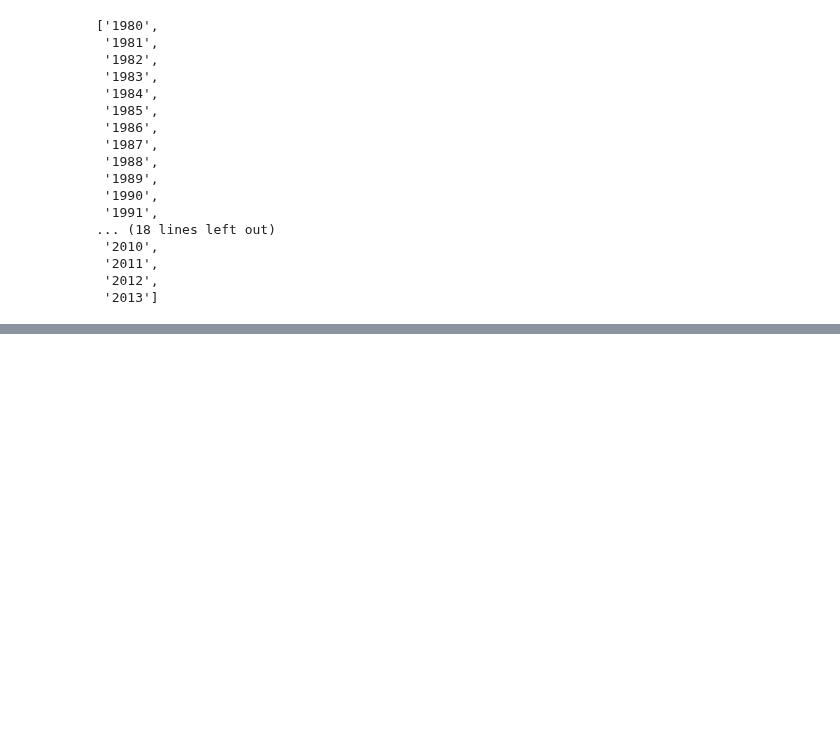
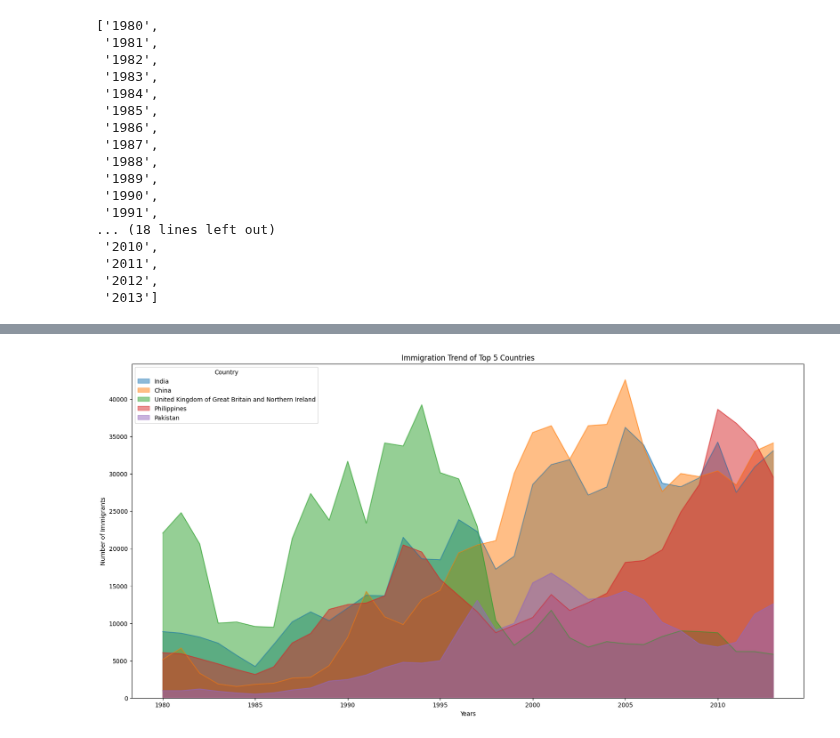
Before and after one commit to RajnishAdhikari/DataAnalysis, a Jupyter notebook: visualization_areaplot_histograms_barplot.ipynb, the cells around one changed output, grey strips where cells are left out. Saved outputs shown, nothing was run; the diff lists cells and outputs as text; code cells hidden in the pictures; blank space fills up the shorter version.

Commit message:
showing the area plot of top 5 immigrant countries

```diff
--- a/visualization_areaplot_histograms_barplot.ipynb
+++ b/visualization_areaplot_histograms_barplot.ipynb
@@ -137,0 +189,20 @@ years
+# %%
+# showing the area plot of top 5 immigrant countries
+
+# Area plots are stacked by default. And to produce a stacked area plot, each column must be either all positive or all negative
+# values (any NaN, i.e. not a number, values will default to 0). To produce an unstacked plot, set parameter stacked to value False.
+
+
+# let's change the index values of df_top5 to type integer for plotting
+df_top5.index = df_top5.index.map(int)
+df_top5.plot(kind='area',
+             stacked=False,
+             figsize=(20, 10))  # pass a tuple (x, y) size
+
+plt.title('Immigration Trend of Top 5 Countries')
+plt.ylabel('Number of Immigrants')
+plt.xlabel('Years')
+
+plt.show()
+# %% [output]
+[figure, added]
```
Also changed, not shown: parts of 1 cell of this notebook.
